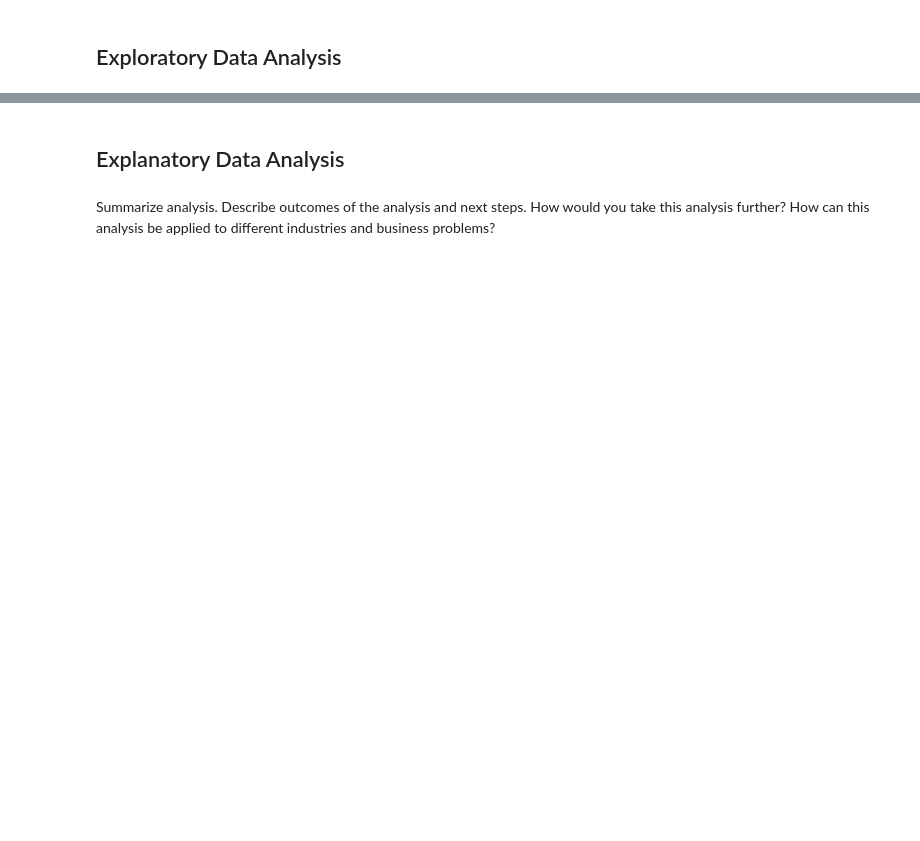
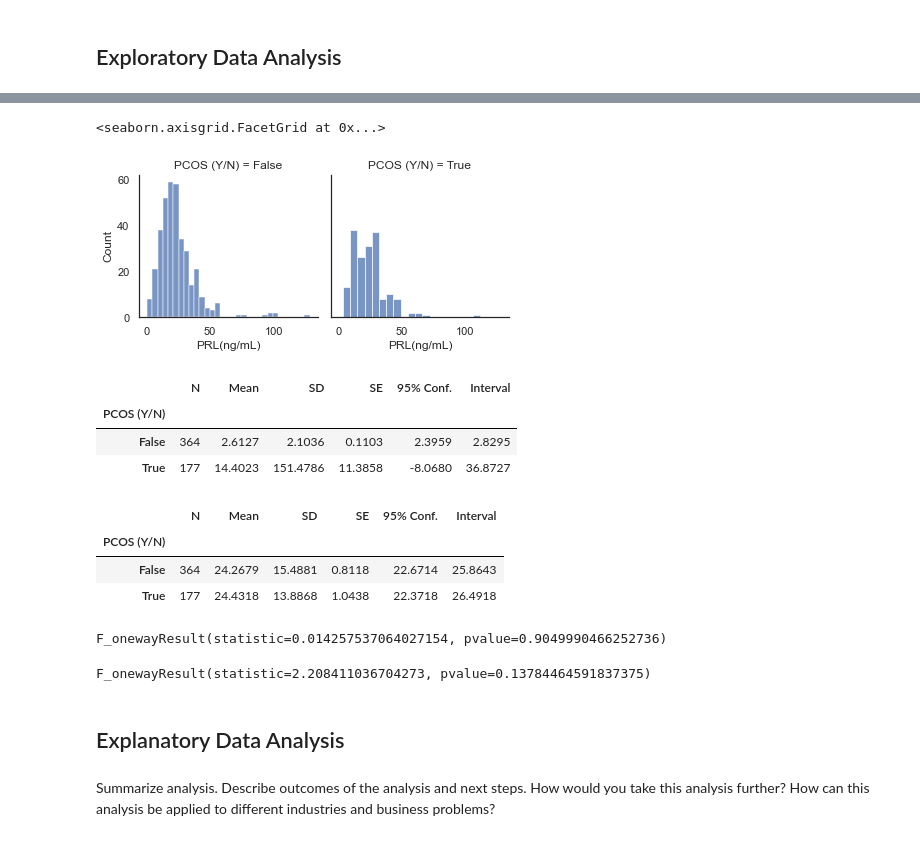
Before and after one commit to powellsarahbeth/PCOS_EDA, a Jupyter notebook: PCOS_Analysis.ipynb, the cells around one changed output, grey strips where cells are left out. Saved outputs shown, nothing was run; the diff lists cells and outputs as text; code cells hidden in the pictures; blank space fills up the shorter version.

```diff
--- a/PCOS_Analysis.ipynb
+++ b/PCOS_Analysis.ipynb
@@ -474,3 +503,33 @@ PCOS_outliers_removed.shape
+# %%
+g = sns.FacetGrid(PCOS_woinf, col="PCOS (Y/N)")
+g.map(sns.histplot, "PRL(ng/mL)")
+# %% [output]
+<seaborn.axisgrid.FacetGrid at 0x...>
+[figure, added]
+# %%
+rp.summary_cont(PCOS_woinf["LH(mIU/mL)"].groupby(PCOS_woinf["PCOS (Y/N)"]))
+# %% [output]
+|  | N | Mean | SD | SE | 95% Conf. | Interval |
+| PCOS (Y/N) |  |  |  |  |  |  |
+| False | 364 | 2.6127 | 2.1036 | 0.1103 | 2.3959 | 2.8295 |
+| True | 177 | 14.4023 | 151.4786 | 11.3858 | -8.0680 | 36.8727 |
+# %%
+rp.summary_cont(PCOS_woinf["PRL(ng/mL)"].groupby(PCOS_woinf["PCOS (Y/N)"]))
+# %% [output]
+|  | N | Mean | SD | SE | 95% Conf. | Interval |
+| PCOS (Y/N) |  |  |  |  |  |  |
+| False | 364 | 24.2679 | 15.4881 | 0.8118 | 22.6714 | 25.8643 |
+| True | 177 | 24.4318 | 13.8868 | 1.0438 | 22.3718 | 26.4918 |
+# %%
+stats.f_oneway(PCOS_woinf["PRL(ng/mL)"][PCOS_woinf["PCOS (Y/N)"] == True],
+               PCOS_woinf["PRL(ng/mL)"][PCOS_woinf["PCOS (Y/N)"] == False])
+# %% [output]
+F_onewayResult(statistic=0.014257537064027154, pvalue=0.9049990466252736)
+# %%
+stats.f_oneway(PCOS_woinf["LH(mIU/mL)"][PCOS_woinf["PCOS (Y/N)"] == True],
+               PCOS_woinf["LH(mIU/mL)"][PCOS_woinf["PCOS (Y/N)"] == False])
+# %% [output]
+F_onewayResult(statistic=2.208411036704273, pvalue=0.13784464591837375)
 # %% [markdown]
 ## Explanatory Data Analysis
 # %% [markdown]
```
Also changed, not shown: parts of 82 cells of this notebook.
